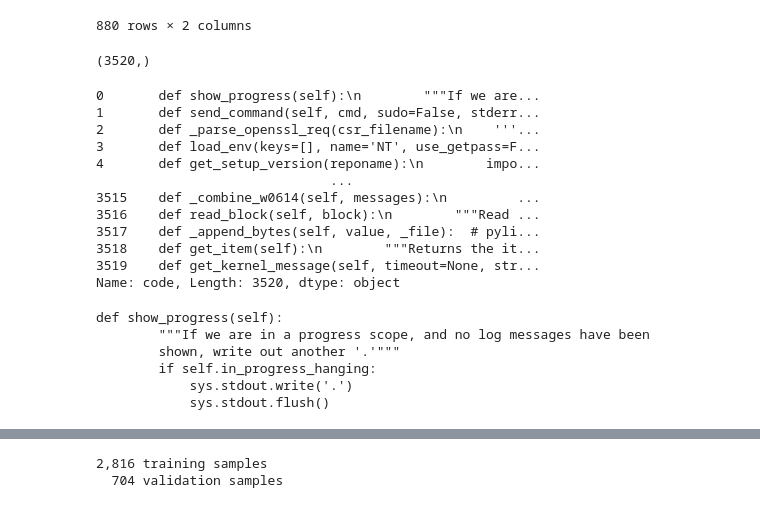
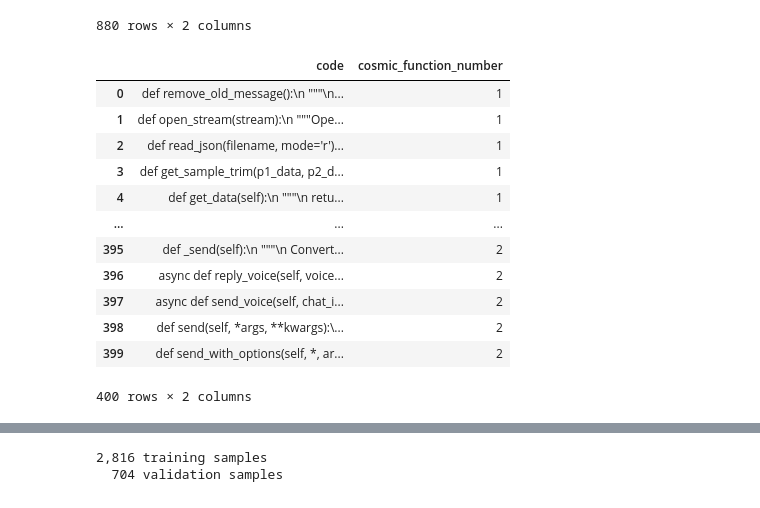
Before and after one commit to smtnkc/codebert-cfp, a Jupyter notebook: train_test.ipynb, the cells around one changed output, grey strips where cells are left out. Cells and saved outputs as stored; diff of their text form; code cells hidden in the pictures.

Commit message:
Dedoc bugfix and refactoring

```diff
--- a/train_test.ipynb
+++ b/train_test.ipynb
@@ -25,3 +28,8 @@ df = pd.read_pickle("train.pkl")
+# %%
+df_manual = pd.read_pickle("data/manual.pkl")
+len(df_manual)
+# export the data to a csv file
+df_manual.to_csv('data/manual.csv', index=False)
 # %%
 print(df.columns)
 # %% [output]
@@ -39,6 +47,7 @@ X_train, X_test, y_train, y_test = train_test_split(df['code'], df['cosmic_funct
 # %%
 df = pd.DataFrame(data={'code': X_train, 'cosmic_function_number': y_train}).reset_index(drop=True)
 test_df = pd.DataFrame(data={'code': X_test, 'cosmic_function_number': y_test}).reset_index(drop=True)
+manual_df = pd.DataFrame(data={'code': df_manual['code'], 'cosmic_function_number': df_manual['cosmic_function_number']}).reset_index(drop=True)
 # %%
 display(df)
 # %% [output]
@@ -77,20 +82,0 @@ def dedoc(a):
-# %%
-codes = df.code.apply(dedoc)
-print(codes.shape)
-# %% [output]
-(3520,)
-# %%
-print(codes)
-# %% [output]
-0       def show_progress(self):\n        """If we are...
-1       def send_command(self, cmd, sudo=False, stderr...
-2       def _parse_openssl_req(csr_filename):\n    '''...
-3       def load_env(keys=[], name='NT', use_getpass=F...
-4       def get_setup_version(reponame):\n        impo...
-                              ...
-3515    def _combine_w0614(self, messages):\n         ...
-3516    def read_block(self, block):\n        """Read ...
-3517    def _append_bytes(self, value, _file):  # pyli...
-3518    def get_item(self):\n        """Returns the it...
-3519    def get_kernel_message(self, timeout=None, str...
-Name: code, Length: 3520, dtype: object
@@ -98,0 +83,16 @@ test_codes = test_df.code.apply(dedoc).values
+# %%
+display(manual_df)
+# %% [output]
+|  | code | cosmic_function_number |
+| 0 | def remove_old_message():\n """\n... | 1 |
+| 1 | def open_stream(stream):\n """Ope... | 1 |
+| 2 | def read_json(filename, mode='r')... | 1 |
+| 3 | def get_sample_trim(p1_data, p2_d... | 1 |
+| 4 | def get_data(self):\n """\n retu... | 1 |
+| ... | ... | ... |
+| 395 | def _send(self):\n """\n Convert... | 2 |
+| 396 | async def reply_voice(self, voice... | 2 |
+| 397 | async def send_voice(self, chat_i... | 2 |
+| 398 | def send(self, *args, **kwargs):\... | 2 |
+| 399 | def send_with_options(self, *, ar... | 2 |
+400 rows × 2 columns
@@ -99,13 +114,4 @@ test_codes = test_df.code.apply(dedoc).values
 # %%
 tokenizer = RobertaTokenizer.from_pretrained("microsoft/codebert-base")
-# %%
-print(codes[0])
-# %% [output]
-def show_progress(self):
-        """If we are in a progress scope, and no log messages have been
-        shown, write out another '.'"""
-        if self.in_progress_hanging:
-            sys.stdout.write('.')
-            sys.stdout.flush()
 # %%
 labels = torch.from_numpy(df.cosmic_function_number.values)
```
Also changed, not shown: parts of 23 cells of this notebook, 16 other files.
